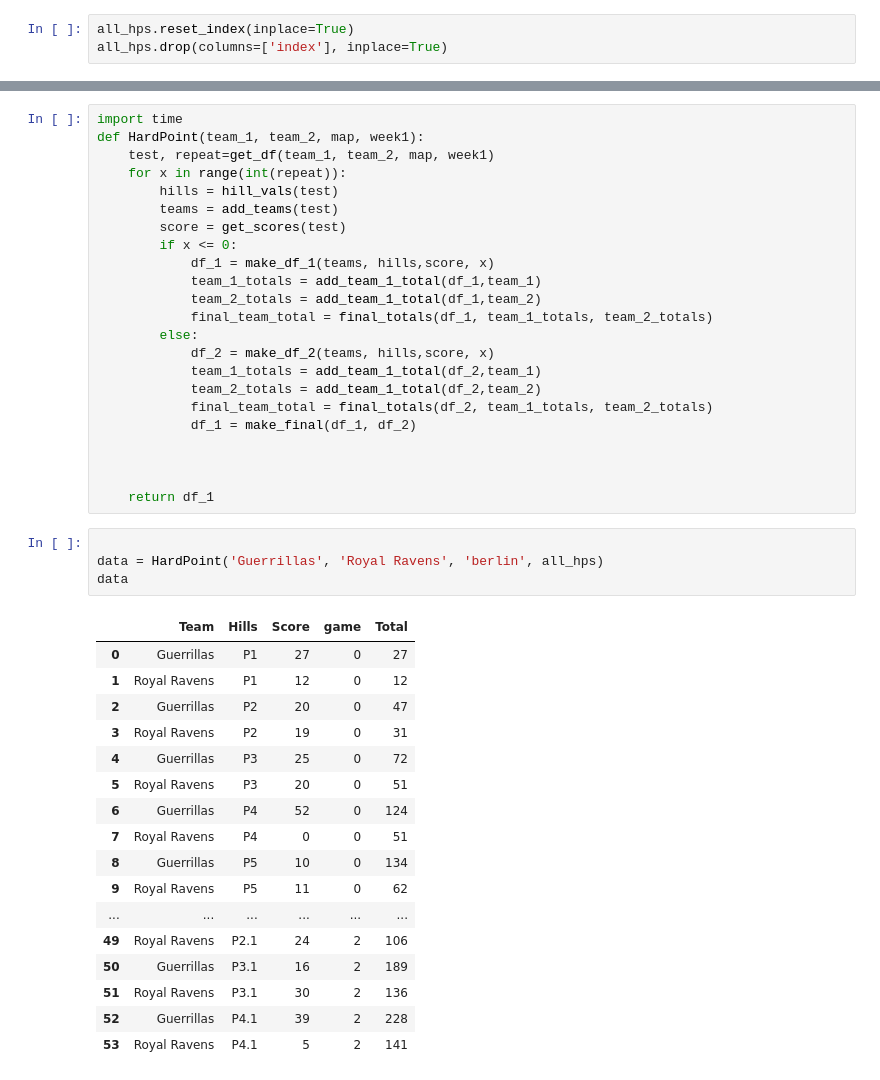
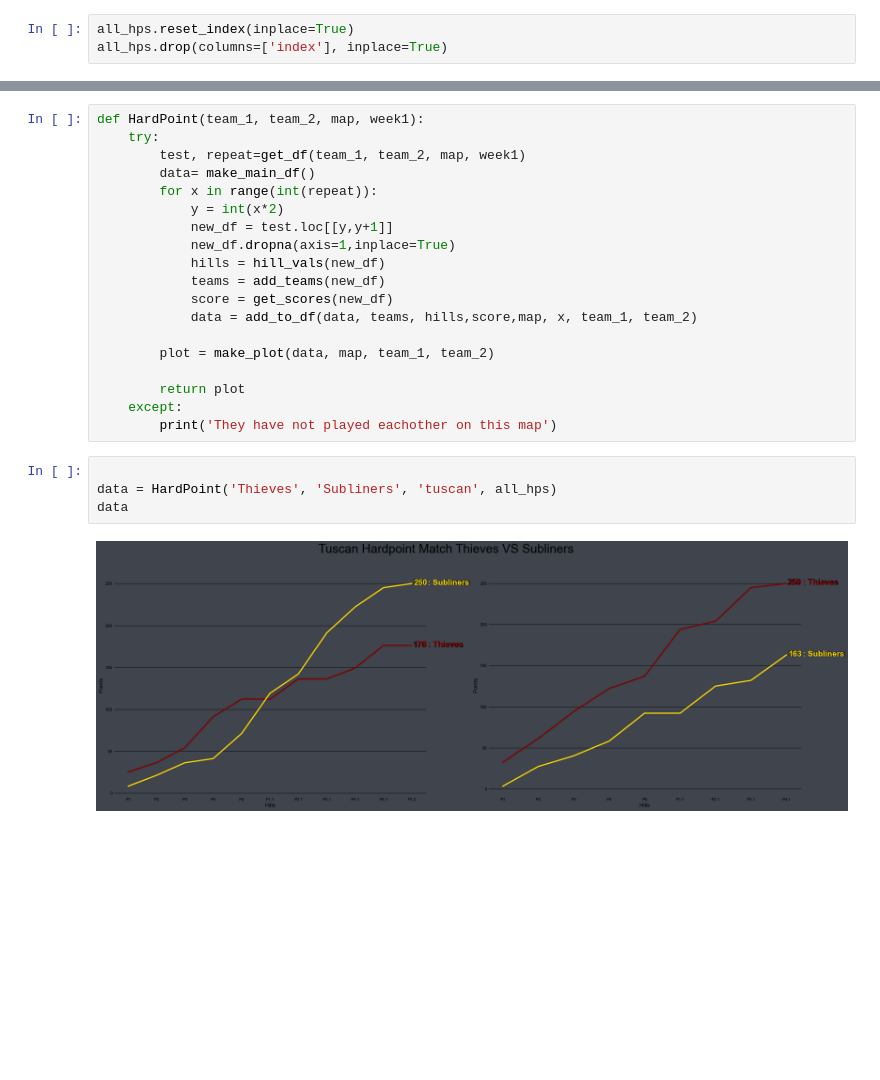
Before and after one commit to SpencerReno/CDL_Analytics, a Jupyter notebook: Main.ipynb, the cells around one changed output, grey strips where cells are left out. Saved outputs shown, nothing was run; the diff lists cells and outputs as text; blank space fills up the shorter version.

Commit message:
Main File

```diff
--- a/Main.ipynb
+++ b/Main.ipynb
@@ -361,46 +430,26 @@ def make_plot(data, map):
     return plt.show()
-# %%
-import time
-def HardPoint(team_1, team_2, map, week1):
-    test, repeat=get_df(team_1, team_2, map, week1)
-    for x in range(int(repeat)):
-        hills = hill_vals(test)
-        teams = add_teams(test)
-        score = get_scores(test)
-        if x <= 0:
-            df_1 = make_df_1(teams, hills,score, x)
-            team_1_totals = add_team_1_total(df_1,team_1)
-            team_2_totals = add_team_1_total(df_1,team_2)
-            final_team_total = final_totals(df_1, team_1_totals, team_2_totals)
-        else:
-            df_2 = make_df_2(teams, hills,score, x)
-            team_1_totals = add_team_1_total(df_2,team_1)
-            team_2_totals = add_team_1_total(df_2,team_2)
-            final_team_total = final_totals(df_2, team_1_totals, team_2_totals)
-            df_1 = make_final(df_1, df_2)
-
-
-
-    return df_1
+# %%
+def HardPoint(team_1, team_2, map, week1):
+    try:
+        test, repeat=get_df(team_1, team_2, map, week1)
+        data= make_main_df()
+        for x in range(int(repeat)):
+            y = int(x*2)
+            new_df = test.loc[[y,y+1]]
+            new_df.dropna(axis=1,inplace=True)
+            hills = hill_vals(new_df)
+            teams = add_teams(new_df)
+            score = get_scores(new_df)
+            data = add_to_df(data, teams, hills,score,map, x, team_1, team_2)
+
+        plot = make_plot(data, map, team_1, team_2)
+
+        return plot
+    except:
+        print('They have not played eachother on this map')
 # %%
 
-data = HardPoint('Guerrillas', 'Royal Ravens', 'berlin', all_hps)
+data = HardPoint('Thieves', 'Subliners', 'tuscan', all_hps)
 data
 # %% [output]
-|  | Team | Hills | Score | game | Total |
-| 0 | Guerrillas | P1 | 27 | 0 | 27 |
-| 1 | Royal Ravens | P1 | 12 | 0 | 12 |
-| 2 | Guerrillas | P2 | 20 | 0 | 47 |
-| 3 | Royal Ravens | P2 | 19 | 0 | 31 |
-| 4 | Guerrillas | P3 | 25 | 0 | 72 |
-| 5 | Royal Ravens | P3 | 20 | 0 | 51 |
-| 6 | Guerrillas | P4 | 52 | 0 | 124 |
-| 7 | Royal Ravens | P4 | 0 | 0 | 51 |
-| 8 | Guerrillas | P5 | 10 | 0 | 134 |
-| 9 | Royal Ravens | P5 | 11 | 0 | 62 |
-| ... | ... | ... | ... | ... | ... |
-| 49 | Royal Ravens | P2.1 | 24 | 2 | 106 |
-| 50 | Guerrillas | P3.1 | 16 | 2 | 189 |
-| 51 | Royal Ravens | P3.1 | 30 | 2 | 136 |
-| 52 | Guerrillas | P4.1 | 39 | 2 | 228 |
-| 53 | Royal Ravens | P4.1 | 5 | 2 | 141 |
+[figure, added]
```
Also changed, not shown: parts of 5 cells of this notebook.
